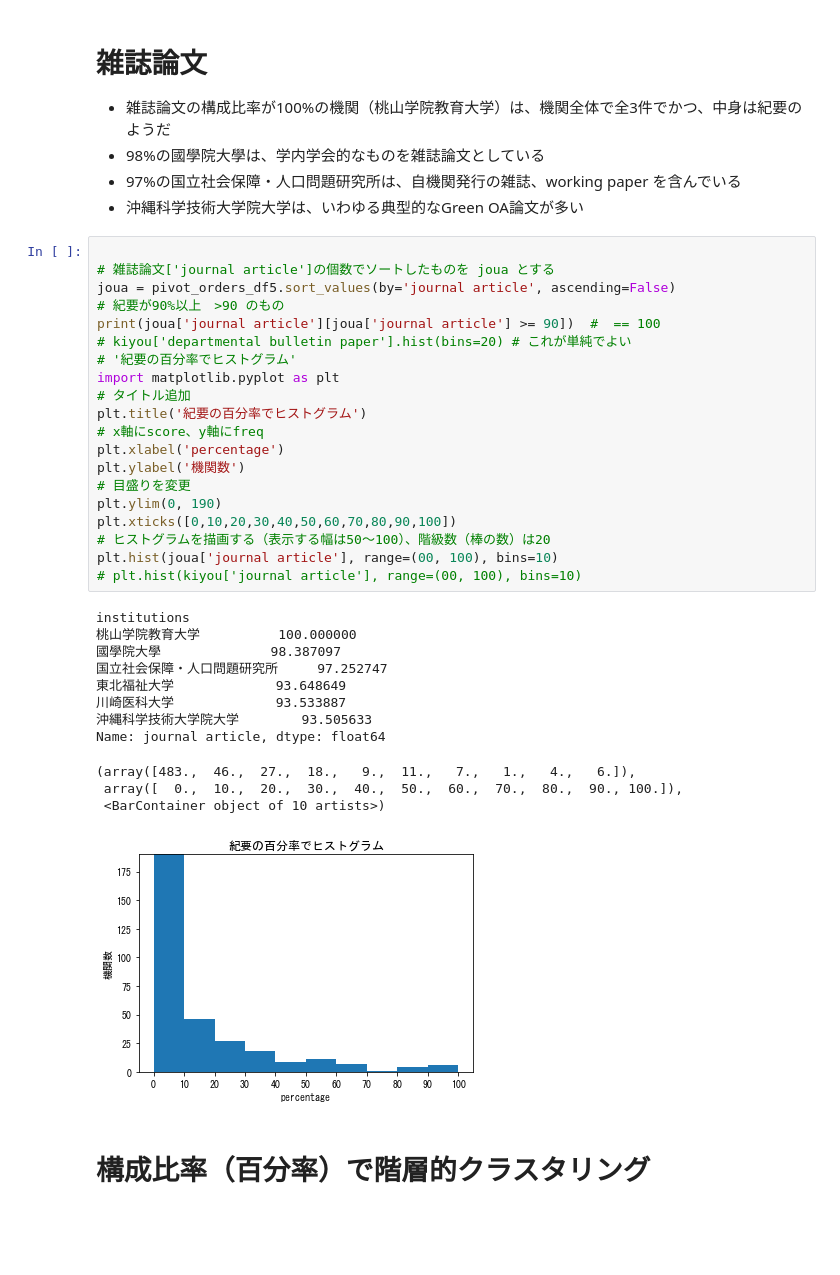
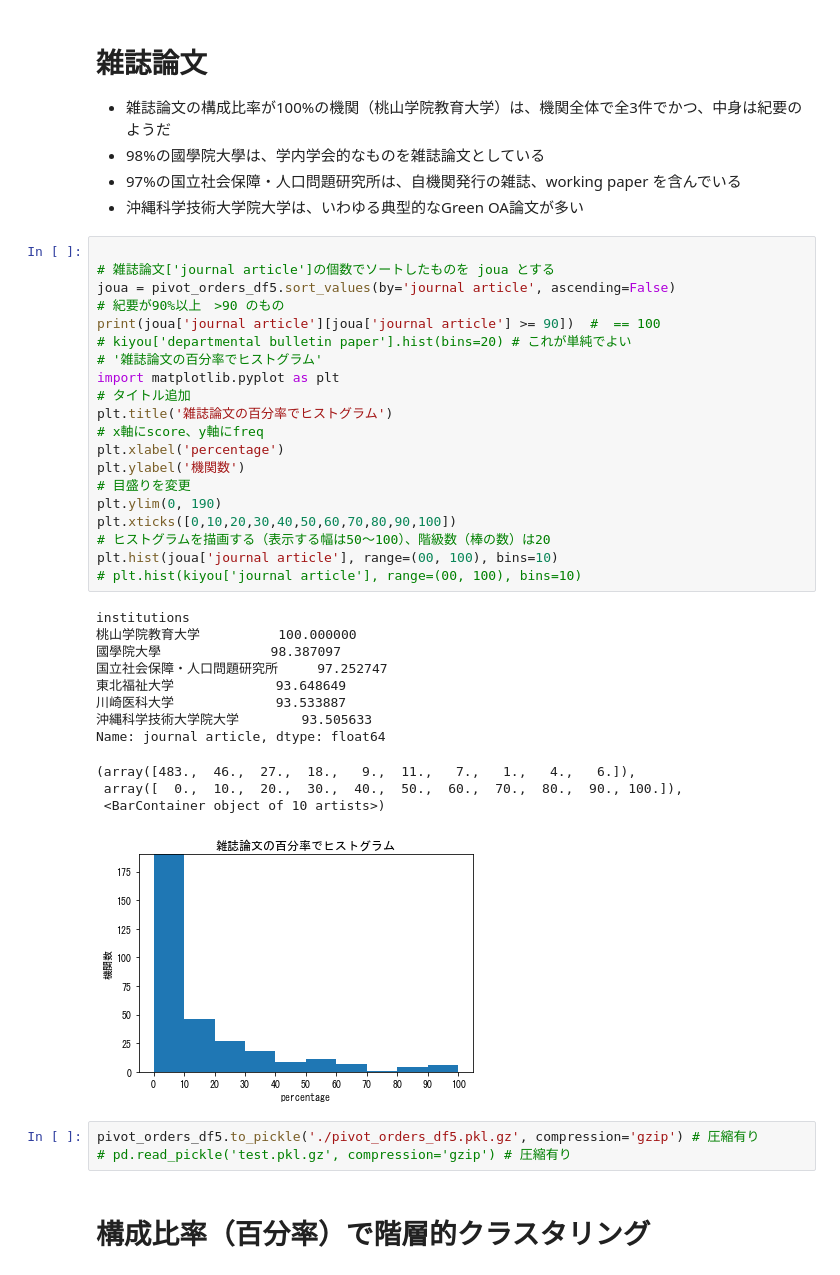
Before and after one commit to wonox/irdbscraping, a Jupyter notebook: irdbscraping.ipynb, the cells around one changed output. Cells and saved outputs as stored; diff of their text form; blank space fills up the shorter version.

```diff
--- a/irdbscraping.ipynb
+++ b/irdbscraping.ipynb
@@ -475,36 +477,39 @@ pivot_orders_df.to_pickle('./pivot_orders_df.pkl.gz', compression='gzip') # 圧
 # %%
 
 # 雑誌論文['journal article']の個数でソートしたものを joua とする
 joua = pivot_orders_df5.sort_values(by='journal article', ascending=False)
 # 紀要が90%以上　>90 のもの
 print(joua['journal article'][joua['journal article'] >= 90])  #  == 100
 # kiyou['departmental bulletin paper'].hist(bins=20) # これが単純でよい
-# '紀要の百分率でヒストグラム'
+# '雑誌論文の百分率でヒストグラム'
 import matplotlib.pyplot as plt
 # タイトル追加
-plt.title('紀要の百分率でヒストグラム')
+plt.title('雑誌論文の百分率でヒストグラム')
 # x軸にscore、y軸にfreq
 plt.xlabel('percentage')
 plt.ylabel('機関数')
 # 目盛りを変更
 plt.ylim(0, 190)
 plt.xticks([0,10,20,30,40,50,60,70,80,90,100])
 # ヒストグラムを描画する（表示する幅は50〜100）、階級数（棒の数）は20
 plt.hist(joua['journal article'], range=(00, 100), bins=10)
 # plt.hist(kiyou['journal article'], range=(00, 100), bins=10)
 # %% [output]
 institutions
 桃山学院教育大学          100.000000
 國學院大學              98.387097
 国立社会保障・人口問題研究所     97.252747
 東北福祉大学             93.648649
 川崎医科大学             93.533887
 沖縄科学技術大学院大学        93.505633
 Name: journal article, dtype: float64
 (array([483.,  46.,  27.,  18.,   9.,  11.,   7.,   1.,   4.,   6.]),
  array([  0.,  10.,  20.,  30.,  40.,  50.,  60.,  70.,  80.,  90., 100.]),
  <BarContainer object of 10 artists>)
-[figure, old version]
+[figure, new version]
+# %%
+pivot_orders_df5.to_pickle('./pivot_orders_df5.pkl.gz', compression='gzip') # 圧縮有り
+# pd.read_pickle('test.pkl.gz', compression='gzip') # 圧縮有り
 # %% [markdown]
 # 構成比率（百分率）で階層的クラスタリング
 # %%
```
Also changed, not shown: parts of 14 cells of this notebook, 4 other files.
